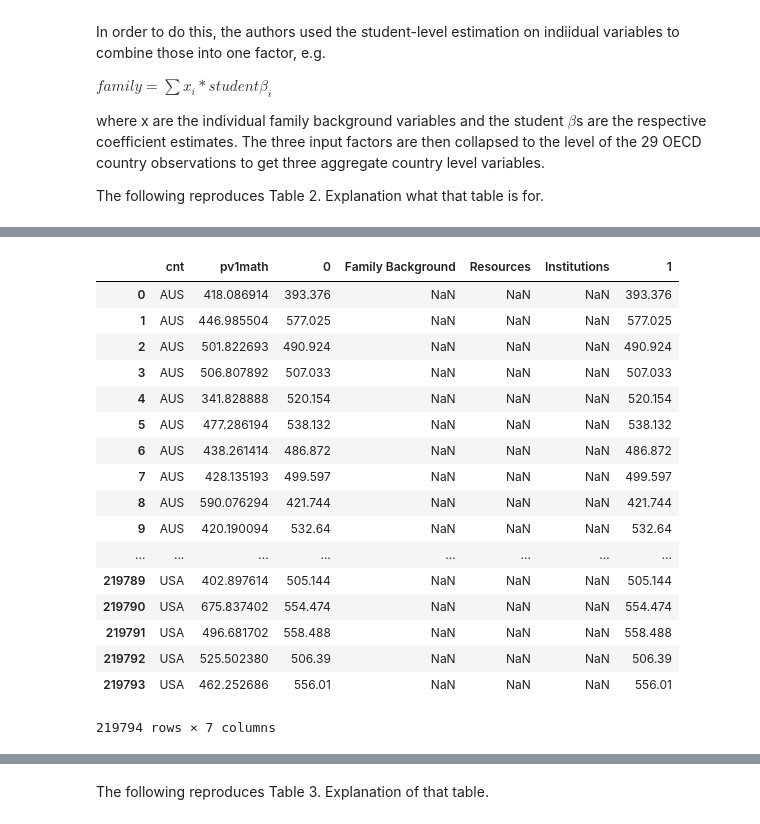
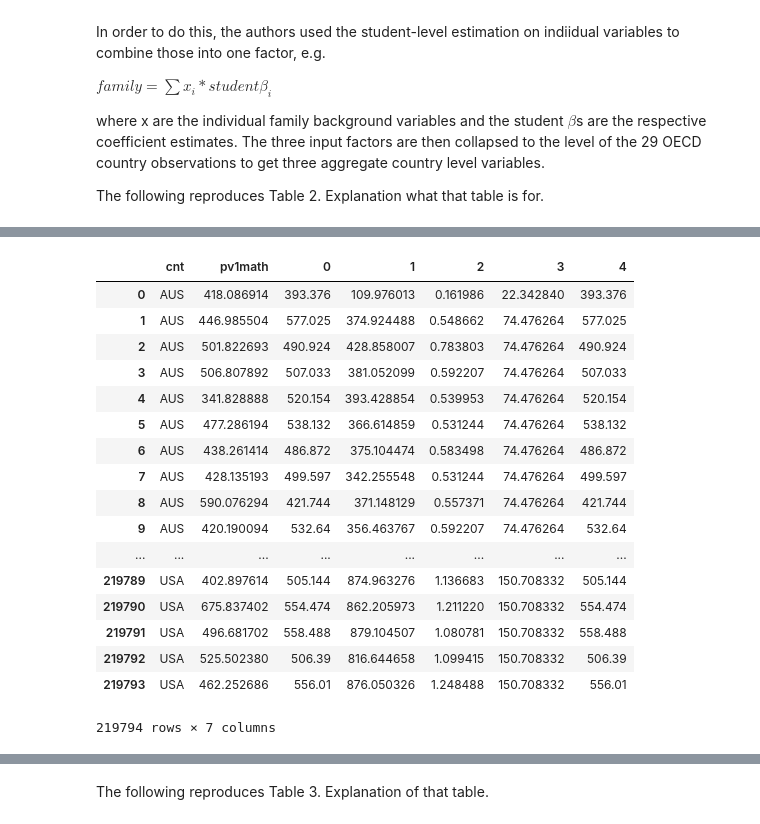
Before and after one commit to MVBrinker/student-project-ELJust, a Jupyter notebook: Woessmann_School_System.ipynb, the cells around one changed output, grey strips where cells are left out. Drawn from its saved outputs; the diff is of its cells as text; code cells hidden in the pictures.

```diff
--- a/Woessmann_School_System.ipynb
+++ b/Woessmann_School_System.ipynb
@@ -196,43 +196,44 @@ strong multicollinearity or other numerical problems.
 # %%
 # In-sample Prediction
 ypred = res_wls.predict(X)
 lc = ypred
 
 # Do a linear prediction for each of the three higher level input factors
-res = 0
 fam = 0
 ins = 0
+weights = df['newwgt']
+
 for i in range(6):
-    res += res_wls.params[i]*c_res.astype(float).iloc[:,i]
+    res = 0
+    res += df['newwgt']*(res_wls.params[i]*c_res.astype(float).iloc[:,i])
 for i in range(6,40):
     for j in range(34):
-        fam += res_wls.params[i]*c_fam.astype(float).iloc[:,j]
+        fam += df['newwgt']*(res_wls.params[i]*c_fam.astype(float).iloc[:,j])
 for i in range(40, 56):
     for j in range(16):
-        ins += res_wls.params[i]*c_ins.astype(float).iloc[:,j]
+        ins += df['newwgt']*(res_wls.params[i]*c_ins.astype(float).iloc[:,j])
 
 # Build a new DataFrame
-ins.rename(columns={'Institutions'})
-
-new_df = pd.concat([df['cnt'], df['pv1math'], ypred, res, fam, ins, lc], axis =1)
+new_df = pd.concat([df['cnt'], df['pv1math'], ypred, fam, res, ins, lc], axis =1).rename({'cnt': 'Country'})
 new_df
+# Problem: column labels are wrong.
 # %% [output]
-|  | cnt | pv1math | 0 | Family Background | Resources | Institutions | 1 |
-| 0 | AUS | 418.086914 | 393.376 | NaN | NaN | NaN | 393.376 |
-| 1 | AUS | 446.985504 | 577.025 | NaN | NaN | NaN | 577.025 |
-| 2 | AUS | 501.822693 | 490.924 | NaN | NaN | NaN | 490.924 |
-| 3 | AUS | 506.807892 | 507.033 | NaN | NaN | NaN | 507.033 |
-| 4 | AUS | 341.828888 | 520.154 | NaN | NaN | NaN | 520.154 |
-| 5 | AUS | 477.286194 | 538.132 | NaN | NaN | NaN | 538.132 |
-| 6 | AUS | 438.261414 | 486.872 | NaN | NaN | NaN | 486.872 |
-| 7 | AUS | 428.135193 | 499.597 | NaN | NaN | NaN | 499.597 |
-| 8 | AUS | 590.076294 | 421.744 | NaN | NaN | NaN | 421.744 |
-| 9 | AUS | 420.190094 | 532.64 | NaN | NaN | NaN | 532.64 |
+|  | cnt | pv1math | 0 | 1 | 2 | 3 | 4 |
+| 0 | AUS | 418.086914 | 393.376 | 109.976013 | 0.161986 | 22.342840 | 393.376 |
+| 1 | AUS | 446.985504 | 577.025 | 374.924488 | 0.548662 | 74.476264 | 577.025 |
+| 2 | AUS | 501.822693 | 490.924 | 428.858007 | 0.783803 | 74.476264 | 490.924 |
+| 3 | AUS | 506.807892 | 507.033 | 381.052099 | 0.592207 | 74.476264 | 507.033 |
+| 4 | AUS | 341.828888 | 520.154 | 393.428854 | 0.539953 | 74.476264 | 520.154 |
+| 5 | AUS | 477.286194 | 538.132 | 366.614859 | 0.531244 | 74.476264 | 538.132 |
+| 6 | AUS | 438.261414 | 486.872 | 375.104474 | 0.583498 | 74.476264 | 486.872 |
+| 7 | AUS | 428.135193 | 499.597 | 342.255548 | 0.531244 | 74.476264 | 499.597 |
+| 8 | AUS | 590.076294 | 421.744 | 371.148129 | 0.557371 | 74.476264 | 421.744 |
+| 9 | AUS | 420.190094 | 532.64 | 356.463767 | 0.592207 | 74.476264 | 532.64 |
 | ... | ... | ... | ... | ... | ... | ... | ... |
-| 219789 | USA | 402.897614 | 505.144 | NaN | NaN | NaN | 505.144 |
-| 219790 | USA | 675.837402 | 554.474 | NaN | NaN | NaN | 554.474 |
-| 219791 | USA | 496.681702 | 558.488 | NaN | NaN | NaN | 558.488 |
-| 219792 | USA | 525.502380 | 506.39 | NaN | NaN | NaN | 506.39 |
-| 219793 | USA | 462.252686 | 556.01 | NaN | NaN | NaN | 556.01 |
+| 219789 | USA | 402.897614 | 505.144 | 874.963276 | 1.136683 | 150.708332 | 505.144 |
+| 219790 | USA | 675.837402 | 554.474 | 862.205973 | 1.211220 | 150.708332 | 554.474 |
+| 219791 | USA | 496.681702 | 558.488 | 879.104507 | 1.080781 | 150.708332 | 558.488 |
+| 219792 | USA | 525.502380 | 506.39 | 816.644658 | 1.099415 | 150.708332 | 506.39 |
+| 219793 | USA | 462.252686 | 556.01 | 876.050326 | 1.248488 | 150.708332 | 556.01 |
 219794 rows × 7 columns
 # %%
```
Also changed, not shown: parts of 4 cells of this notebook.
